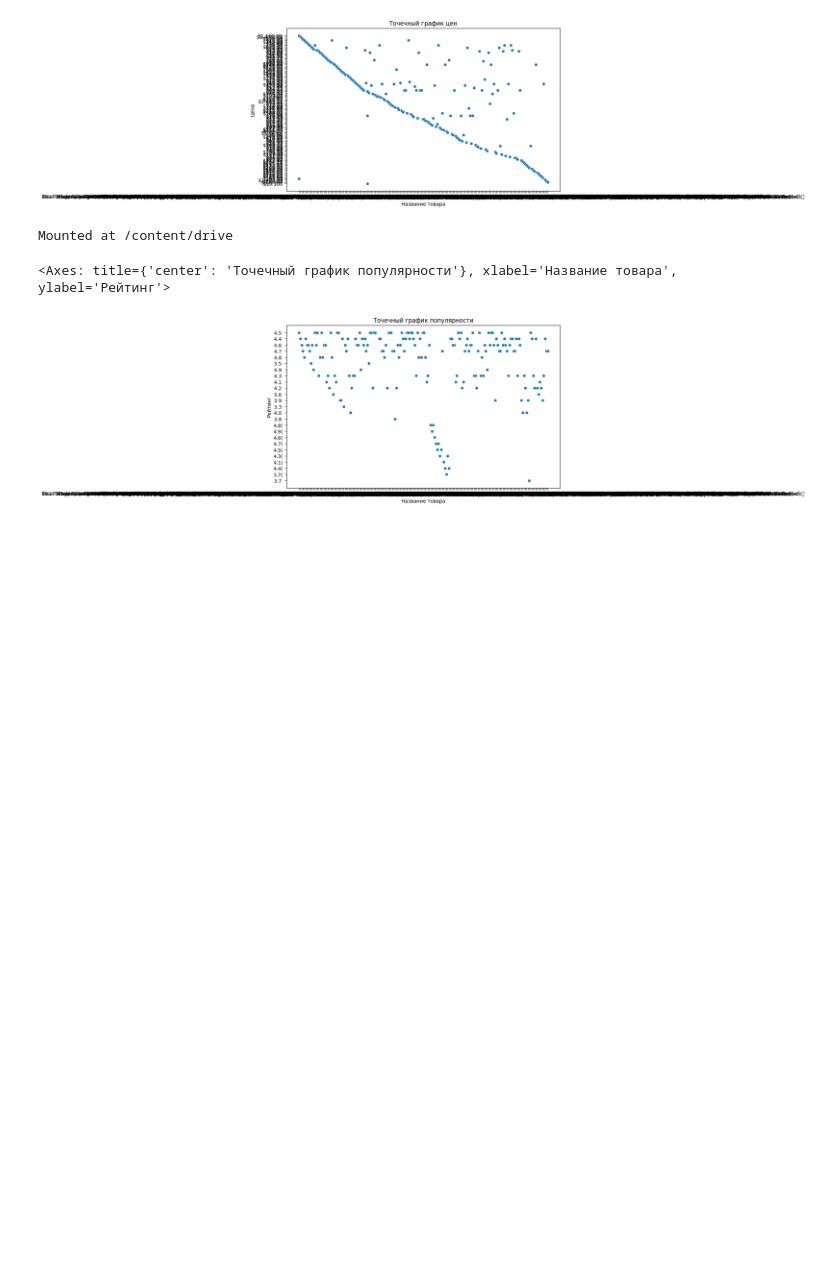
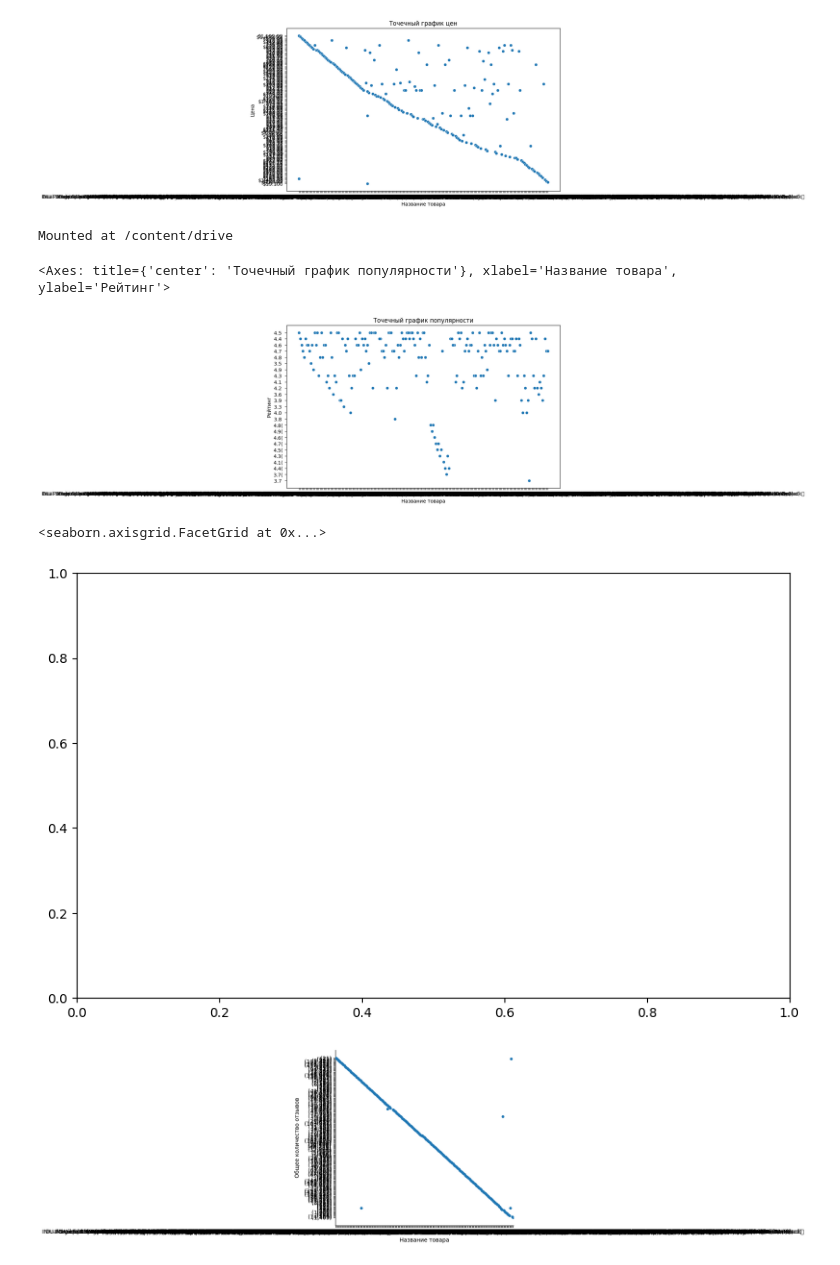
Before and after one commit to cosmodesant49/Data_analitic_wb, a Jupyter notebook: DB_WB.ipynb, the cells around one changed output. Saved outputs shown, nothing was run; the diff lists cells and outputs as text; code cells hidden in the pictures; blank space fills up the shorter version.

Commit message:
Точечный график количества Отзывов

```diff
--- a/DB_WB.ipynb
+++ b/DB_WB.ipynb
@@ -244,3 +244,12 @@ sns.scatterplot(x = df['Название товара'], y = df['Рейтинг'
 # %% [output]
 <Axes: title={'center': 'Точечный график популярности'}, xlabel='Название товара', ylabel='Рейтинг'>
 [figure]
+# %%
+plt.figure(figsize=(10,6))
+plt.title('Точечный график количества Отзывов')
+
+sns.catplot(x = df['Название товара'], y = df['Общее количество отзывов'])
+# %% [output]
+<seaborn.axisgrid.FacetGrid at 0x...>
+[figure, added]
+[figure, added]
```
